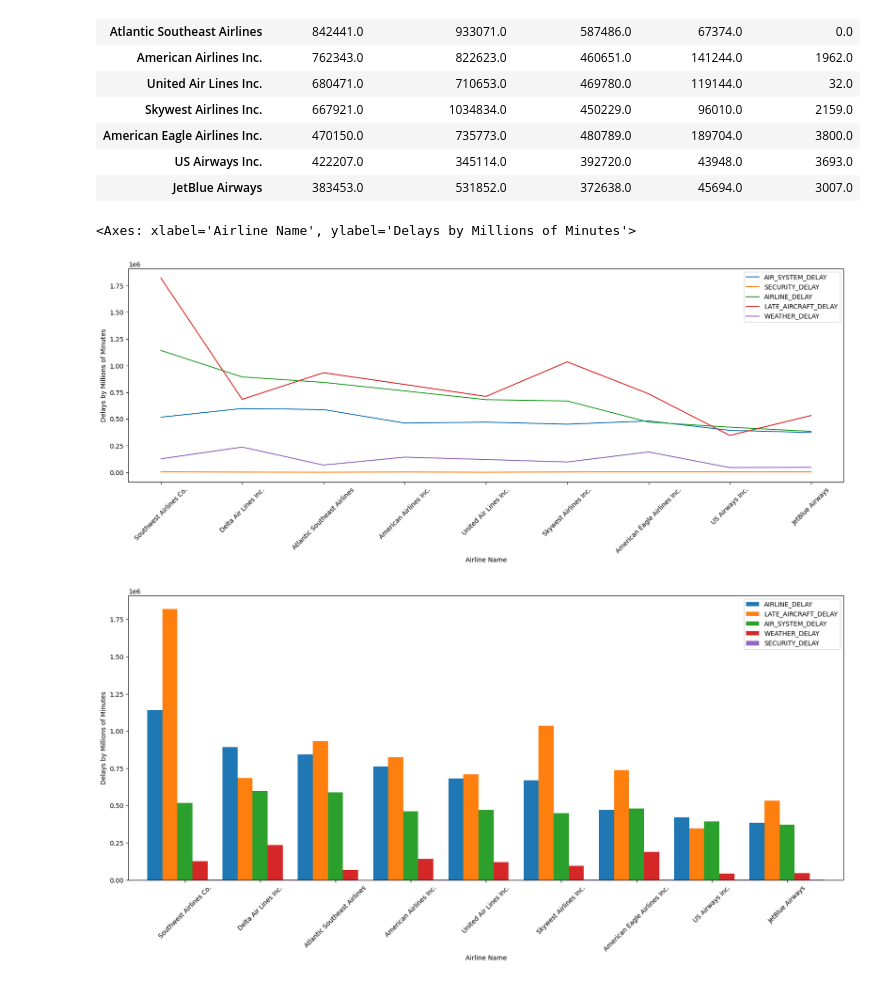
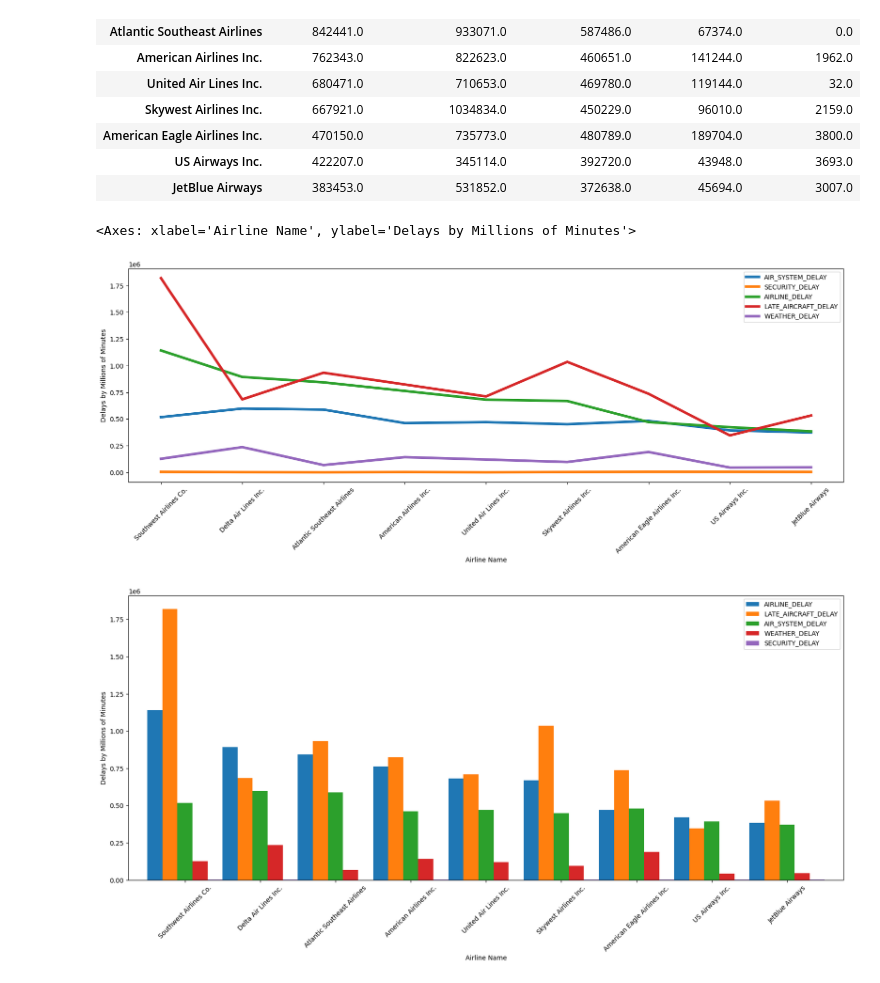
Before and after one commit to dmusili/airlineproject1, a Jupyter notebook: januarytoapril.ipynb, the cells around one changed output. Cells and saved outputs as stored; diff of their text form; code cells hidden in the pictures.

Commit message:
Updated the graph colors

```diff
--- a/januarytoapril.ipynb
+++ b/januarytoapril.ipynb
@@ -483,10 +483,10 @@ airline_delays_by_reason
 | US Airways Inc. | 422207.0 | 345114.0 | 392720.0 | 43948.0 | 3693.0 |
 | JetBlue Airways | 383453.0 | 531852.0 | 372638.0 | 45694.0 | 3007.0 |
 # %%
-airline_delays_by_reason[["AIR_SYSTEM_DELAY", "SECURITY_DELAY", "AIRLINE_DELAY", "LATE_AIRCRAFT_DELAY", "WEATHER_DELAY"]].plot(xlabel="Airline Name", ylabel='Delays by Millions of Minutes', figsize=(20,6), rot=45)
+airline_delays_by_reason[["AIR_SYSTEM_DELAY", "SECURITY_DELAY", "AIRLINE_DELAY", "LATE_AIRCRAFT_DELAY", "WEATHER_DELAY"]].plot(xlabel="Airline Name", ylabel='Delays by Millions of Minutes', figsize=(20,6), rot=45, lw=4)
 # %% [output]
 <Axes: xlabel='Airline Name', ylabel='Delays by Millions of Minutes'>
-[figure, old version]
+[figure, new version]
 # %%
 airline_delays_by_reason.plot.bar(figsize=(20,8),rot=45, xlabel="Airline Name",  ylabel='Delays by Millions of Minutes', width=1);
 # %% [output]
```
Also changed, not shown: parts of 5 cells of this notebook.
